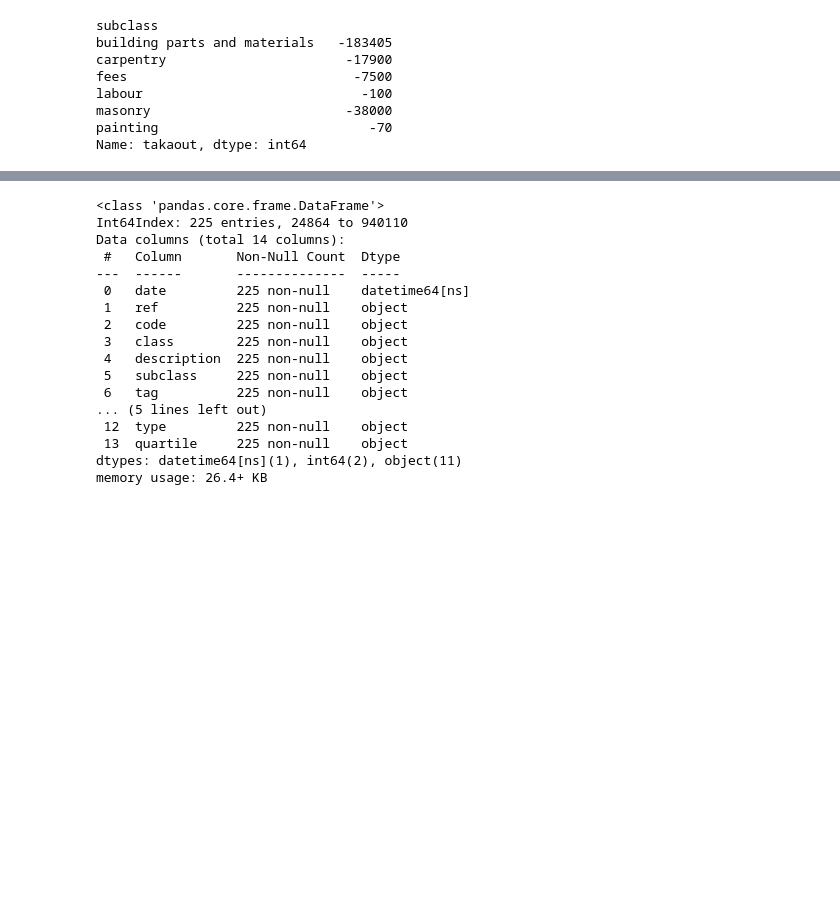
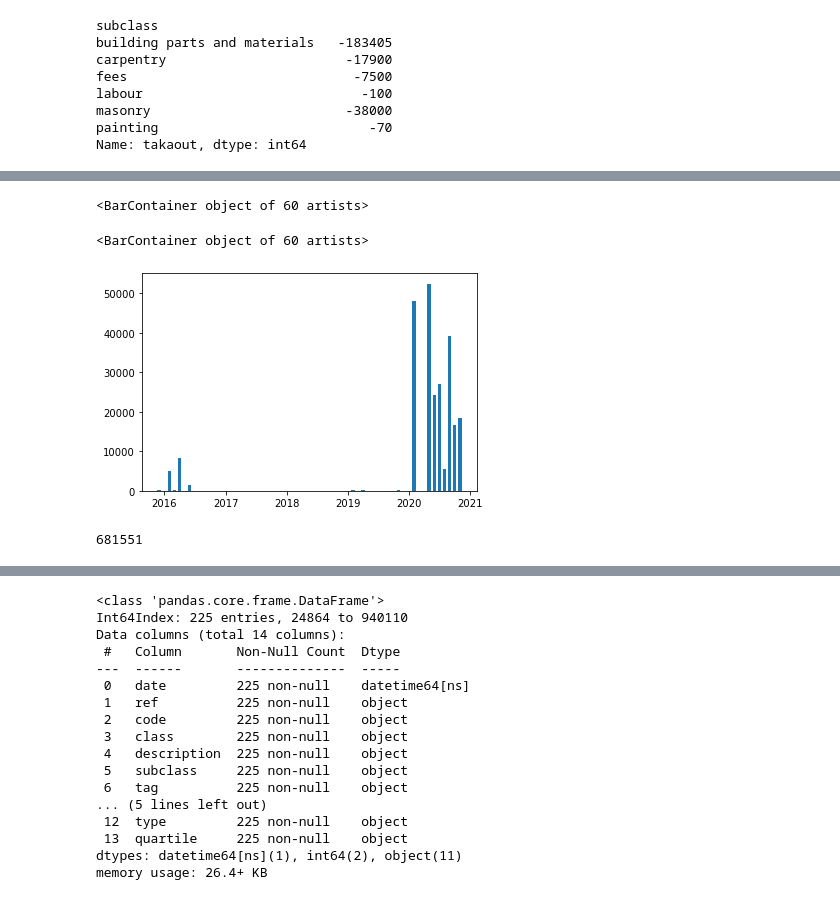
Before and after one commit to Nori6833/Financial_Diary1, a Jupyter notebook: May 25th Expenditure Summary.ipynb, the cells around one changed output, grey strips where cells are left out. Drawn from its saved outputs; the diff is of its cells as text; code cells hidden in the pictures; blank space fills up the shorter version.

```diff
--- a/May 25th Expenditure Summary.ipynb
+++ b/May 25th Expenditure Summary.ipynb
@@ -166,0 +481,24 @@ Name: takaout, dtype: int64
+# %%
+df22h['takaout']=df22h['takaout'].abs()
+df22hd=df22h.groupby([pd.Grouper(key='date',freq='M')])['takaout'].sum()
+df22hd=df22hd.to_frame()
+df22hd=df22hd.reset_index()
+df22hd.replace(0, np.nan, inplace=True)
+# %%
+plt.bar(df22hd['date'],df22hd['takaout'], width = 26)
+# %% [output]
+<BarContainer object of 60 artists>
+# %%
+df22hd=df22h.groupby([pd.Grouper(key='date',freq='M')])['takaout'].sum()
+df22hd=df22hd.to_frame()
+df22hd=df22hd.reset_index()
+df22hd.replace(0, np.nan, inplace=True)
+# %%
+plt.bar(df22hd['date'],df22hd['takaout'], width = 20)
+# %% [output]
+<BarContainer object of 60 artists>
+[figure, added]
+# %%
+df22['takain'].sum()
+# %% [output]
+681551
```
Also changed, not shown: parts of 76 cells of this notebook.
